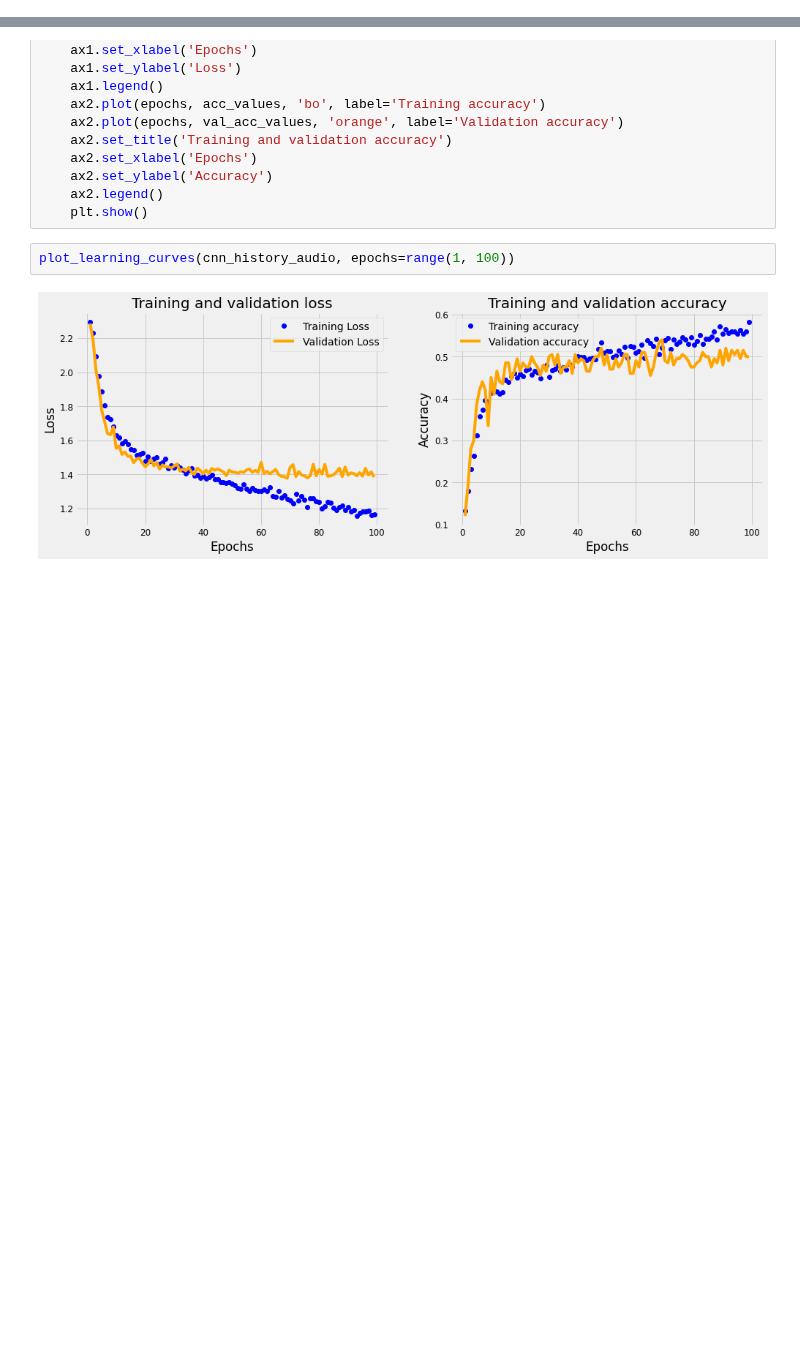
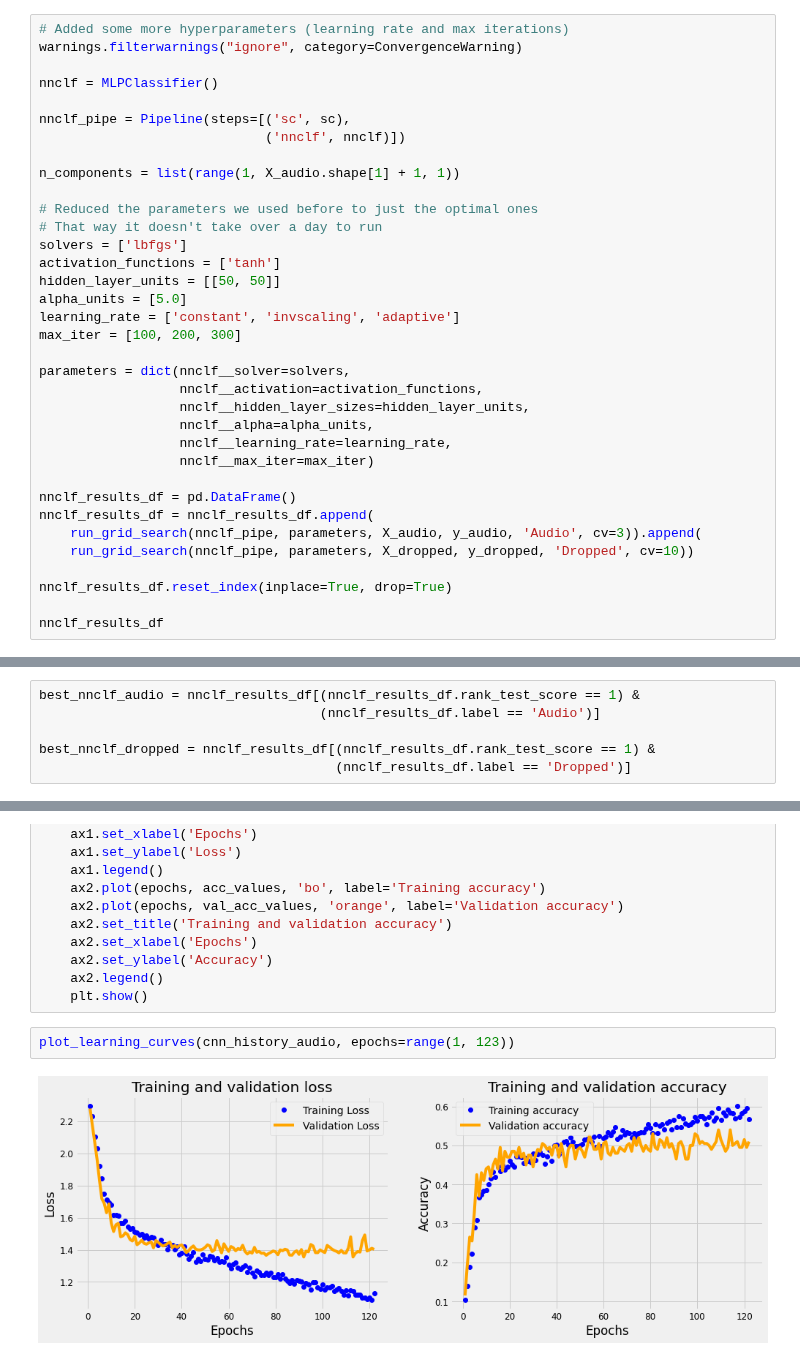
Before and after one commit to alarsen123/music-genre-classification, a Jupyter notebook: MLP4/neural_network.ipynb, the cells around one changed output, grey strips where cells are left out. Cells and saved outputs as stored; diff of their text form; blank space fills up the shorter version.

Commit message:
added learnign rate and max iterations parameters to the pipeline

```diff
--- a/MLP4/neural_network.ipynb
+++ b/MLP4/neural_network.ipynb
@@ -239,3 +239,38 @@ best audio parameters:
  [list([50, 50])]
 --alpha--
  [5.0]
+# %%
+# Added some more hyperparameters (learning rate and max iterations)
+warnings.filterwarnings("ignore", category=ConvergenceWarning)
+
+nnclf = MLPClassifier()
+
+nnclf_pipe = Pipeline(steps=[('sc', sc),
+                             ('nnclf', nnclf)])
+
+n_components = list(range(1, X_audio.shape[1] + 1, 1))
+
+# Reduced the parameters we used before to just the optimal ones
+# That way it doesn't take over a day to run
+solvers = ['lbfgs']
+activation_functions = ['tanh']
+hidden_layer_units = [[50, 50]]
+alpha_units = [5.0]
+learning_rate = ['constant', 'invscaling', 'adaptive']
+max_iter = [100, 200, 300]
+
+parameters = dict(nnclf__solver=solvers,
+                  nnclf__activation=activation_functions,
+                  nnclf__hidden_layer_sizes=hidden_layer_units,
+                  nnclf__alpha=alpha_units,
+                  nnclf__learning_rate=learning_rate,
+                  nnclf__max_iter=max_iter)
+
+nnclf_results_df = pd.DataFrame()
+nnclf_results_df = nnclf_results_df.append(
+    run_grid_search(nnclf_pipe, parameters, X_audio, y_audio, 'Audio', cv=3)).append(
+    run_grid_search(nnclf_pipe, parameters, X_dropped, y_dropped, 'Dropped', cv=10))
+
+nnclf_results_df.reset_index(inplace=True, drop=True)
+
+nnclf_results_df
@@ -241,0 +296,6 @@ best audio parameters:
+# %%
+best_nnclf_audio = nnclf_results_df[(nnclf_results_df.rank_test_score == 1) &
+                                    (nnclf_results_df.label == 'Audio')]
+
+best_nnclf_dropped = nnclf_results_df[(nnclf_results_df.rank_test_score == 1) &
+                                      (nnclf_results_df.label == 'Dropped')]
@@ -412,9 +506,9 @@ def plot_learning_curves(history, epochs):
     ax2.legend()
     plt.show()
 # %%
-plot_learning_curves(cnn_history_audio, epochs=range(1, 100))
+plot_learning_curves(cnn_history_audio, epochs=range(1, 123))
 # %% [output]
-[figure, old version]
+[figure, new version]
 # %%
 plot_learning_curves(cnn_history_dropped, epochs=range(1, 87))
 # %% [output]
```
Also changed, not shown: parts of 8 cells of this notebook.
